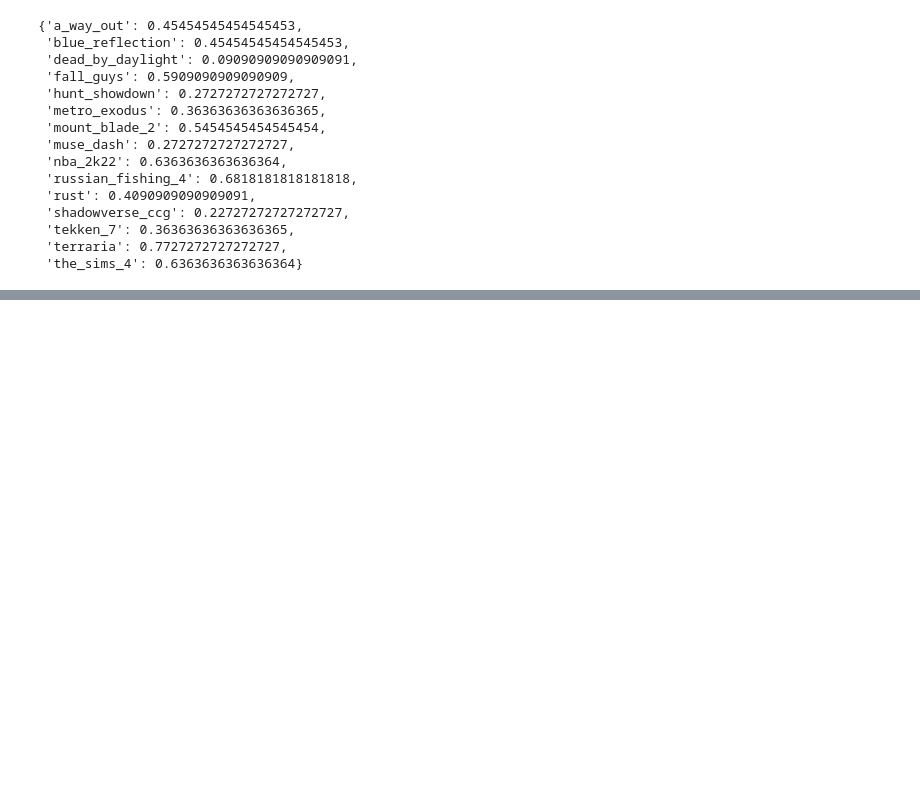
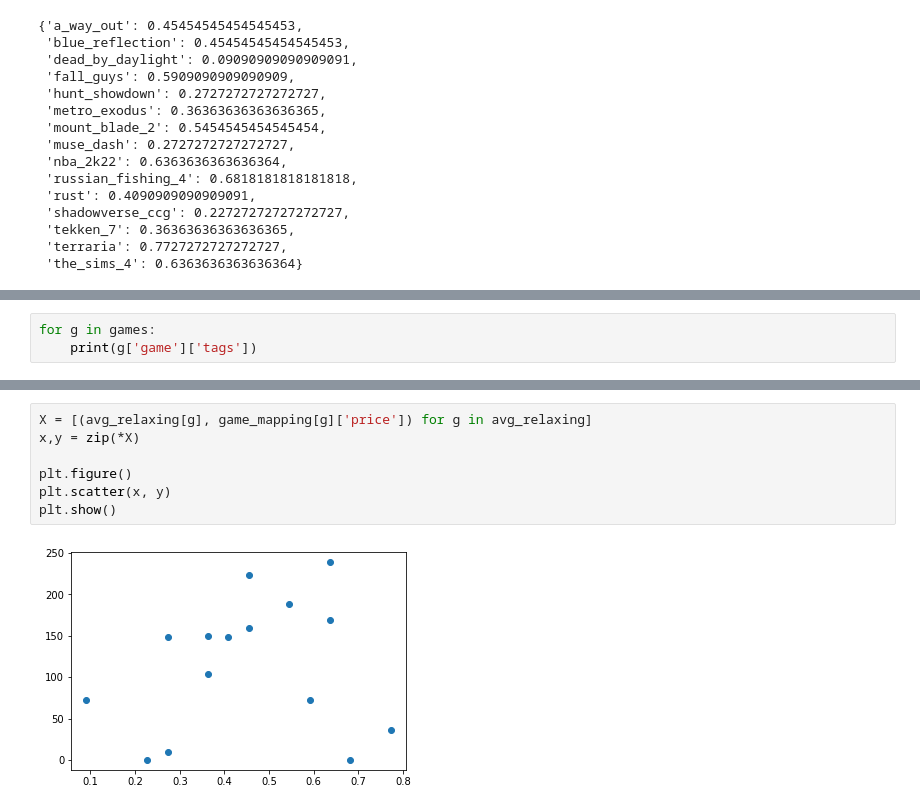
Before and after one commit to snirlugassy/steam-scraping, a Jupyter notebook: survey.ipynb, the cells around one changed output, grey strips where cells are left out. Cells and saved outputs as stored; diff of their text form; blank space fills up the shorter version.

```diff
--- a/survey.ipynb
+++ b/survey.ipynb
@@ -177,0 +228,3 @@ avg_relaxing
+# %%
+for g in games:
+    print(g['game']['tags'])
@@ -177,0 +247,9 @@ avg_relaxing
+# %%
+X = [(avg_relaxing[g], game_mapping[g]['price']) for g in avg_relaxing]
+x,y = zip(*X)
+
+plt.figure()
+plt.scatter(x, y)
+plt.show()
+# %% [output]
+[figure, added]
```
Also changed, not shown: parts of 6 cells of this notebook.
